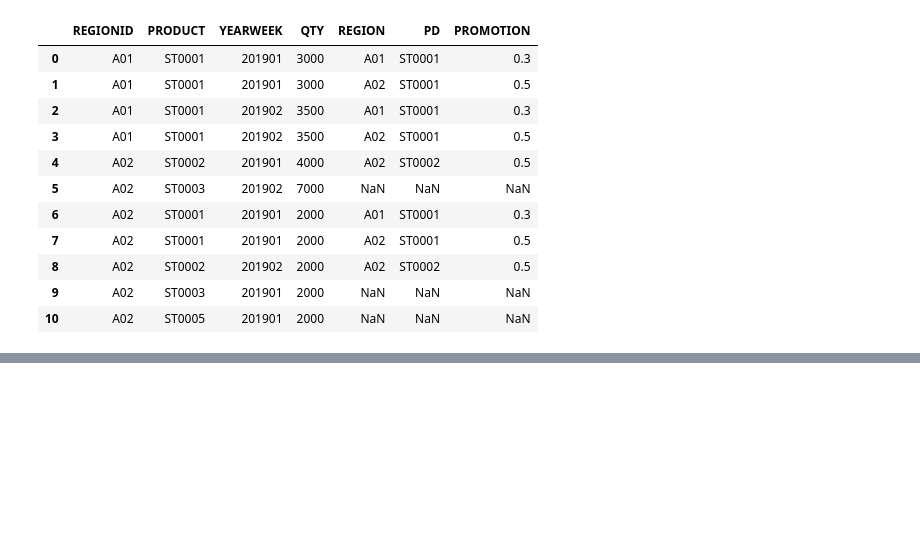
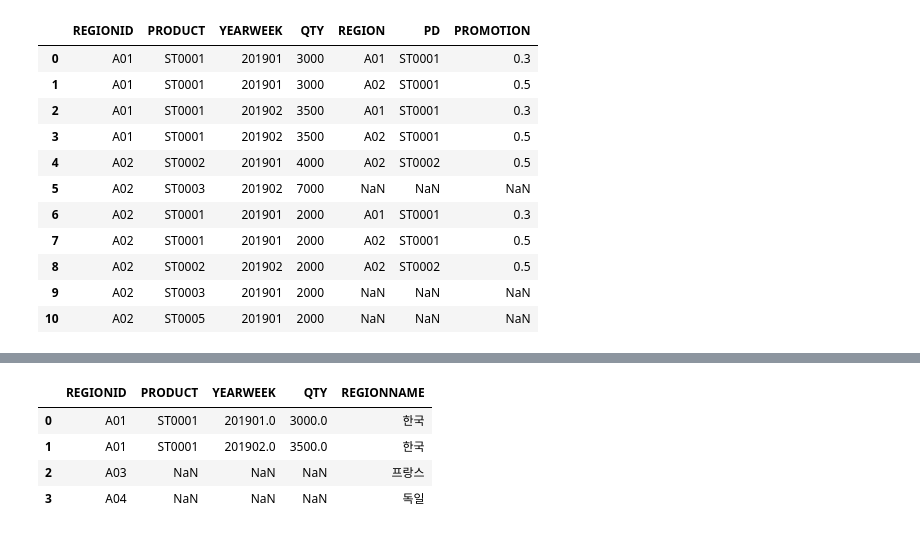
Before and after one commit to ki-ottl/python, a Jupyter notebook: Session05 - 데이터 분석 및 데이터 전처리/09. 데이터 병합하기(join).ipynb, the cells around one changed output, grey strips where cells are left out. Cells and saved outputs as stored; diff of their text form; code cells hidden in the pictures; blank space fills up the shorter version.

```diff
--- a/Session05 - 데이터 분석 및 데이터 전처리/09. 데이터 병합하기(join).ipynb
+++ b/Session05 - 데이터 분석 및 데이터 전처리/09. 데이터 병합하기(join).ipynb
@@ -407,0 +462,14 @@ mergeResult # 키를 오설정하여, 데이터가 증폭되었다.
+# %%
+# right join은 오른쪽 데이터는 다 살린다
+mergeResult = pd.merge(left = joinSellout,
+                       right = joinMaster2,
+                       left_on= "REGIONID",
+                       right_on ="REGIONID",
+                       how="right")
+mergeResult
+# %% [output]
+|  | REGIONID | PRODUCT | YEARWEEK | QTY | REGIONNAME |
+| 0 | A01 | ST0001 | 201901.0 | 3000.0 | 한국 |
+| 1 | A01 | ST0001 | 201902.0 | 3500.0 | 한국 |
+| 2 | A03 | NaN | NaN | NaN | 프랑스 |
+| 3 | A04 | NaN | NaN | NaN | 독일 |
```
Also changed, not shown: parts of 8 cells of this notebook.
